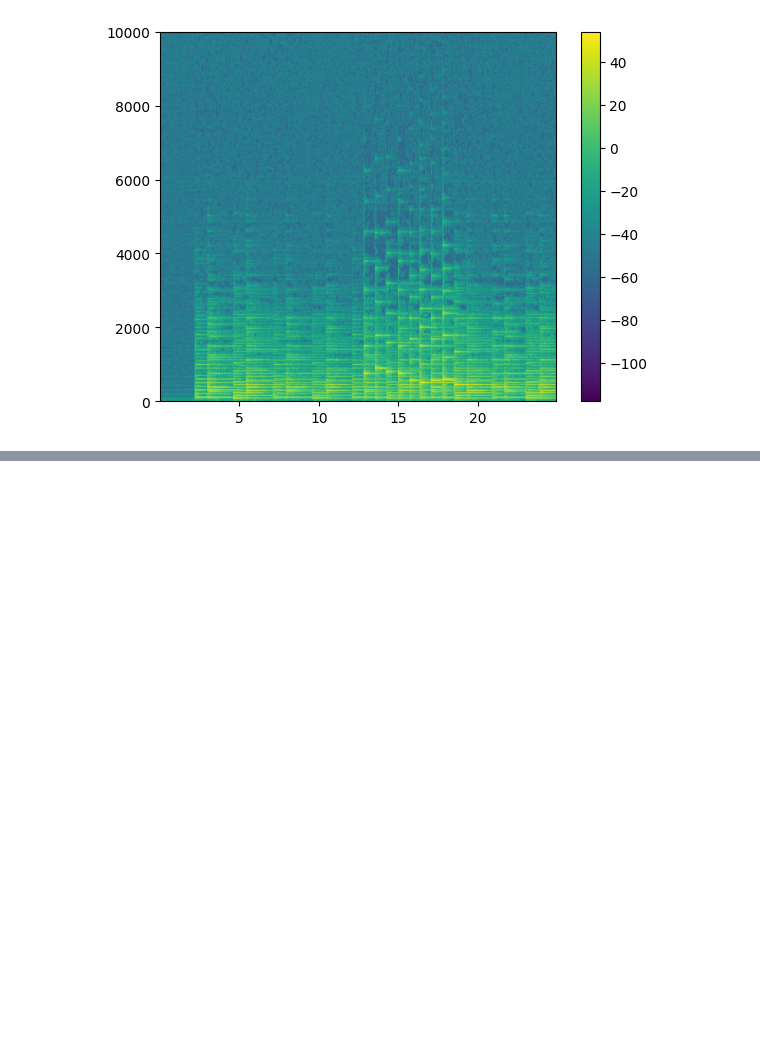
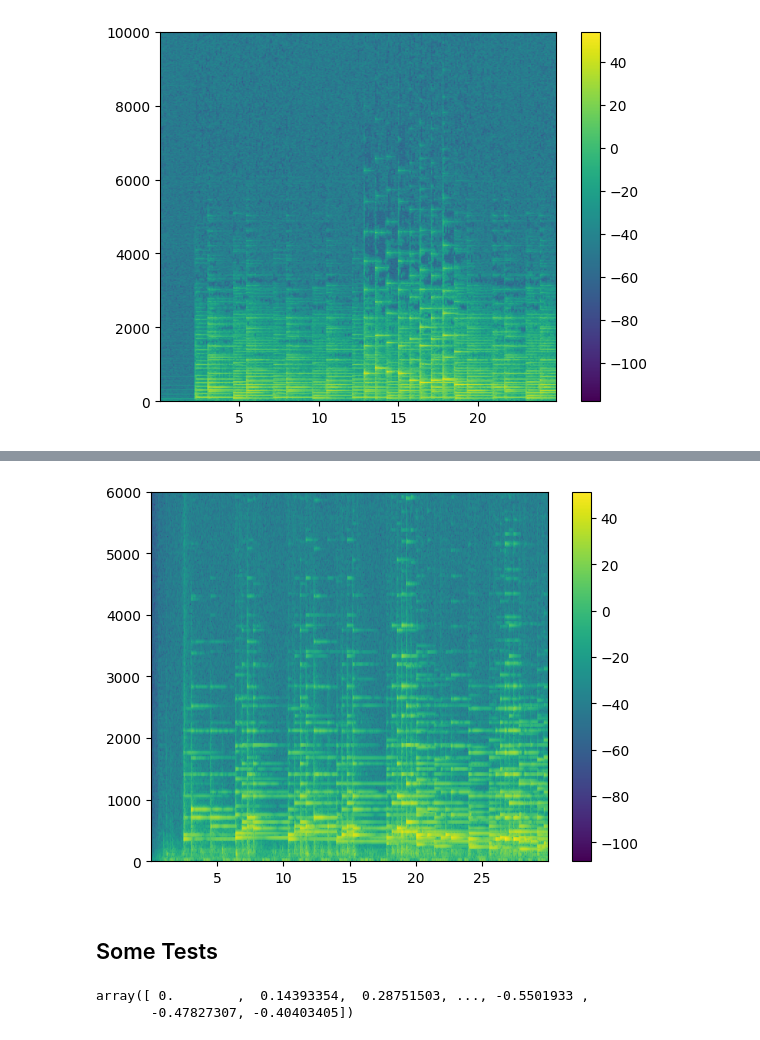
Before and after one commit to andresroliveira/FourierAnalysis, a Jupyter notebook: notebook.ipynb, the cells around one changed output, grey strips where cells are left out. Cells and saved outputs as stored; diff of their text form; code cells hidden in the pictures; blank space fills up the shorter version.

```diff
--- a/notebook.ipynb
+++ b/notebook.ipynb
@@ -148,0 +172,15 @@ plt.show()
+# %%
+plt.specgram(debussy, NFFT = 2048, Fs = sr_debussy)
+plt.colorbar()
+plt.ylim(0, 6000)
+plt.show()
+# %% [output]
+[figure, added]
+# %% [markdown]
+## Some Tests
+# %%
+s = 2*np.sin(2*np.pi * 330 * t) + 1*np.sin(2*np.pi * 440 * t)
+s
+# %% [output]
+array([ 0.        ,  0.14393354,  0.28751503, ..., -0.5501933 ,
+       -0.47827307, -0.40403405])
```
Also changed, not shown: parts of 19 cells of this notebook.
